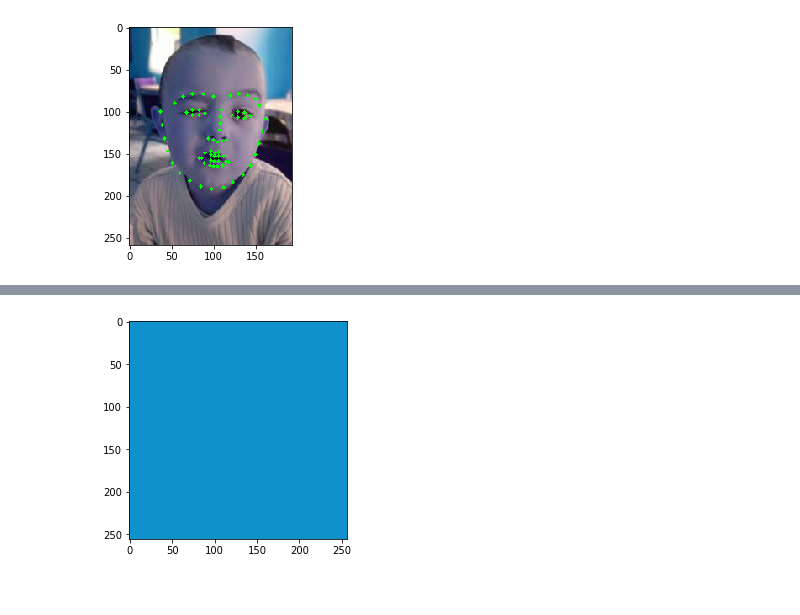
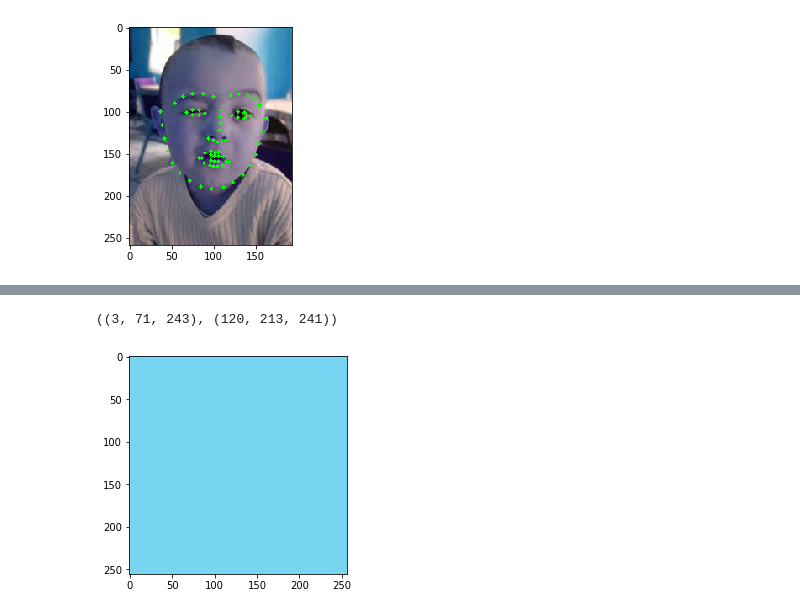
Before and after one commit to Nilanshrajput/Face2facade, a Jupyter notebook: face_feature_Extractor/face_feature_extractor.ipynb, the cells around one changed output, grey strips where cells are left out. Saved outputs shown, nothing was run; the diff lists cells and outputs as text; code cells hidden in the pictures.

```diff
--- a/face_feature_Extractor/face_feature_extractor.ipynb
+++ b/face_feature_Extractor/face_feature_extractor.ipynb
@@ -99,13 +99,14 @@ def visualize_facial_landmarks(image, shape, colors=None, alpha=0.75):
 # create two copies of the input image -- one for the
 # overlay and one for the final output image
   overlay = image.copy()*0
-  overlay[:]=[0,48,236]
+  overlay[:]=[3,71,243]
   output = image.copy()*0+255
 
   # if the colors list is None, initialize it with a unique
   # color for each facial landmark region
   if colors is None:
-    color=[(15,145,204),(117,223,236),(0,48,236)]
+    color=[(0,85,165),(120, 213, 241),(3,71,243)]
+    #color=[(15,145,204),(117,223,236),(0,48,236)]
 
     # loop over the facial landmark regions individually
   for (i, name) in enumerate(FACIAL_LANDMARKS_IDXS.keys()):
@@ -142,15 +143,15 @@ def visualize_facial_landmarks(image, shape, colors=None, alpha=0.75):
 
 
       if name=="left_eyebrow":
-        p1=(max(x_s)+35,min(y_s)-35)
-        p2=(min(x_s)+15,max(y_s)-15)
+        p1=(max(x_s)+55,min(y_s)-35)
+        p2=(min(x_s)+35,max(y_s)-15)
         clr=color[1]
 
 
       if name=="right_eyebrow":
-        p1=(max(x_s)-15,min(y_s)-35)
+        p1=(max(x_s)-40,min(y_s)-35)
 
-        p2=(min(x_s)-15,max(y_s)-15)
+        p2=(min(x_s)-75,max(y_s)-15)
         clr=color[1]
 
       if name=="left_eye":
@@ -159,13 +160,13 @@ def visualize_facial_landmarks(image, shape, colors=None, alpha=0.75):
         ###
         ###
         ###
-        p1=(x1+35,y1+10)
-        p2=(x2+15,y2+(y2-y1)*5+10)
+        p1=(x1+55,y1+10)
+        p2=(x2+35,y2+(y2-y1)*5+10)
 
 
       if name=="right_eye":
-        p1=(max(x_s)-15,y1+10)
-        p2=(min(x_s)-45,y2+(y2-y1)*5+10)
+        p1=(max(x_s)-40,y1+10)
+        p2=(min(x_s)-75,y2+(y2-y1)*5+10)
 
       if name=="nose":
         clr=color[2]
@@ -294,8 +340,8 @@ def load(image_file):
   real_image = image[:, :w, :]
   input_image = image[:, w:, :]
 
-  input_image = tf.cast(input_image, tf.float32)
-  real_image = tf.cast(real_image, tf.float32)
+  #input_image = tf.cast(input_image, tf.float32)
+  #real_image = tf.cast(real_image, tf.float32)
 
   return input_image, real_image
 # %%
@@ -337,7 +380,9 @@ print(win*255)
 # %%
 a=np.array(inp)*0
-a[:]=[15,145,204]
+a[:]=[  120, 213, 241]
 plt.imshow(a/255)
-color=[(0,85,165),(0,48,236),(117,223,236)]
+color=[(0,85,165),(3,71,243),(120, 213, 241)]
+(3,71,243),(120,213,241)
 # %% [output]
+((3, 71, 243), (120, 213, 241))
-[figure, old version]
+[figure, new version]
```
Also changed, not shown: parts of 12 cells of this notebook.
